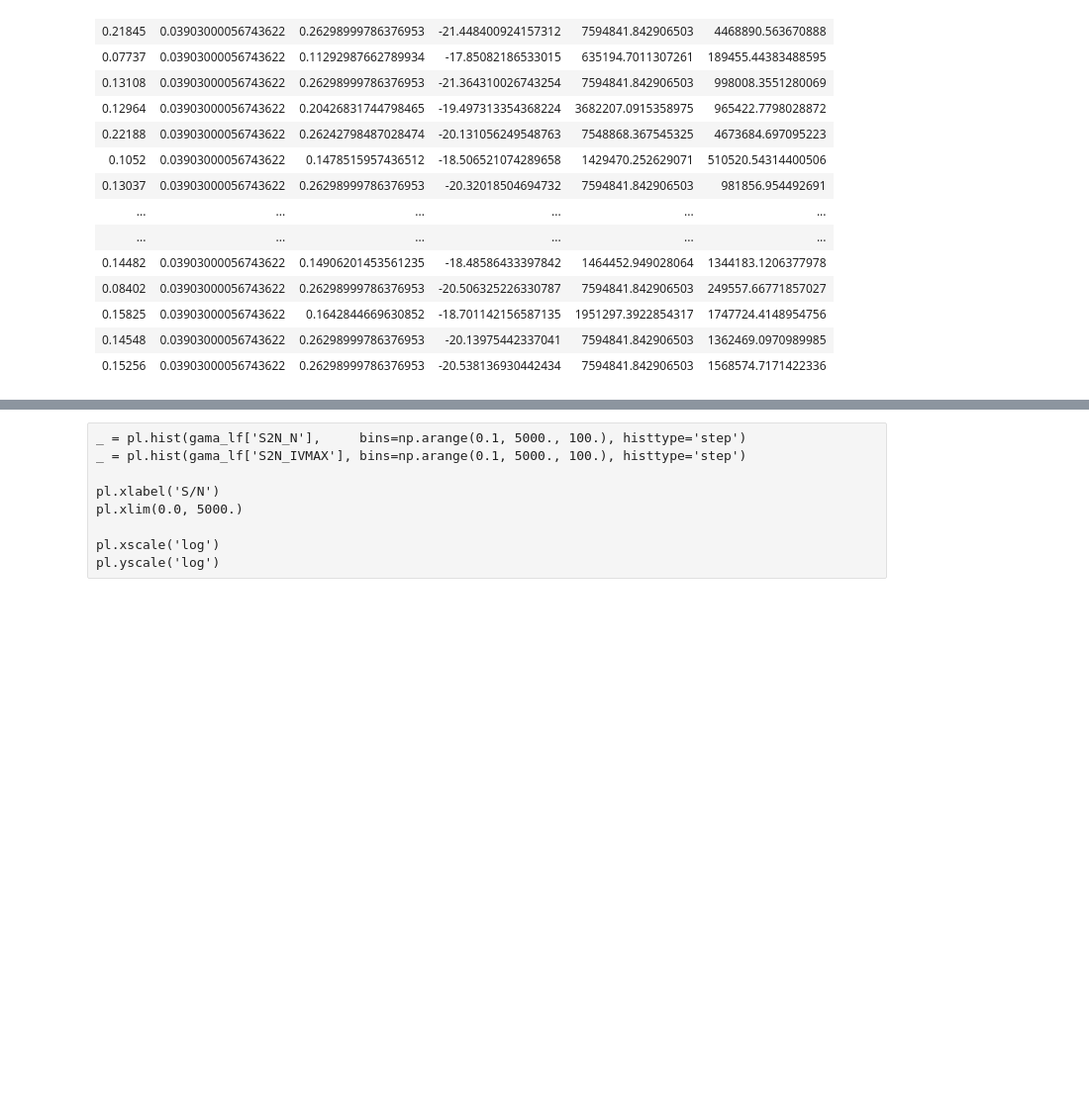
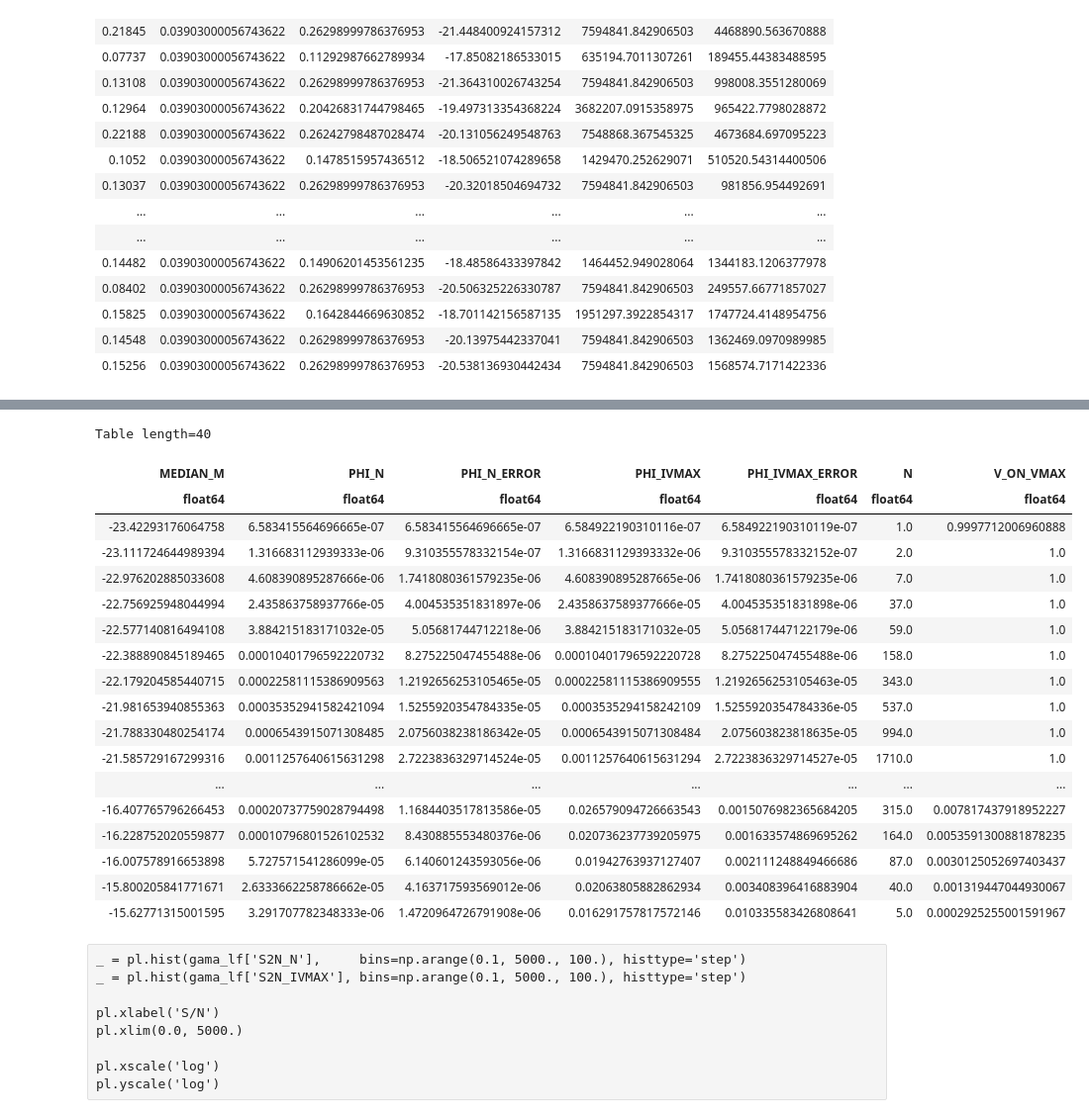
Before and after one commit to SgmAstro/DESI, a Jupyter notebook: docs/nb/schechter_fit.ipynb, the cells around one changed output, grey strips where cells are left out. Shown at 99% size. Saved outputs shown, nothing was run; the diff lists cells and outputs as text; code cells hidden in the pictures; blank space fills up the shorter version.

```diff
--- a/docs/nb/schechter_fit.ipynb
+++ b/docs/nb/schechter_fit.ipynb
@@ -64,3 +45,29 @@ Table length=28
+# %%
+Area      = 180.
+
+VV        = volcom(gama_vmax['ZGAMA'].max(), Area) - volcom(gama_vmax['ZGAMA'].min(), Area)
+gama_lf   = lumfn(gama_vmax, VV, Ms=np.arange(-25.5, -15.5, 0.2))
+gama_lf
+# %% [output]
+Table length=40
+| MEDIAN_M | PHI_N | PHI_N_ERROR | PHI_IVMAX | PHI_IVMAX_ERROR | N | V_ON_VMAX |
+| float64 | float64 | float64 | float64 | float64 | float64 | float64 |
+| -23.42293176064758 | 6.583415564696665e-07 | 6.583415564696665e-07 | 6.584922190310116e-07 | 6.584922190310119e-07 | 1.0 | 0.9997712006960888 |
+| -23.111724644989394 | 1.316683112939333e-06 | 9.310355578332154e-07 | 1.3166831129393332e-06 | 9.310355578332152e-07 | 2.0 | 1.0 |
+| -22.976202885033608 | 4.608390895287666e-06 | 1.7418080361579235e-06 | 4.608390895287665e-06 | 1.7418080361579235e-06 | 7.0 | 1.0 |
+| -22.756925948044994 | 2.435863758937766e-05 | 4.004535351831897e-06 | 2.4358637589377666e-05 | 4.004535351831898e-06 | 37.0 | 1.0 |
+| -22.577140816494108 | 3.884215183171032e-05 | 5.05681744712218e-06 | 3.884215183171032e-05 | 5.056817447122179e-06 | 59.0 | 1.0 |
+| -22.388890845189465 | 0.00010401796592220732 | 8.275225047455488e-06 | 0.00010401796592220728 | 8.275225047455488e-06 | 158.0 | 1.0 |
+| -22.179204585440715 | 0.00022581115386909563 | 1.2192656253105465e-05 | 0.00022581115386909555 | 1.2192656253105463e-05 | 343.0 | 1.0 |
+| -21.981653940855363 | 0.00035352941582421094 | 1.5255920354784335e-05 | 0.0003535294158242109 | 1.5255920354784336e-05 | 537.0 | 1.0 |
+| -21.788330480254174 | 0.0006543915071308485 | 2.0756038238186342e-05 | 0.0006543915071308484 | 2.075603823818635e-05 | 994.0 | 1.0 |
+| -21.585729167299316 | 0.0011257640615631298 | 2.7223836329714524e-05 | 0.0011257640615631294 | 2.7223836329714527e-05 | 1710.0 | 1.0 |
+| ... | ... | ... | ... | ... | ... | ... |
+| -16.407765796266453 | 0.00020737759028794498 | 1.1684403517813586e-05 | 0.026579094726663543 | 0.0015076982365684205 | 315.0 | 0.007817437918952227 |
+| -16.228752020559877 | 0.00010796801526102532 | 8.430885553480376e-06 | 0.020736237739205975 | 0.001633574869695262 | 164.0 | 0.0053591300881878235 |
+| -16.007578916653898 | 5.727571541286099e-05 | 6.140601243593056e-06 | 0.01942763937127407 | 0.002111248849466686 | 87.0 | 0.0030125052697403437 |
+| -15.800205841771671 | 2.6333662258786662e-05 | 4.163717593569012e-06 | 0.02063805882862934 | 0.003408396416883904 | 40.0 | 0.001319447044930067 |
+| -15.62771315001595 | 3.291707782348333e-06 | 1.4720964726791908e-06 | 0.016291757817572146 | 0.010335583426808641 | 5.0 | 0.0002925255001591967 |
 # %% [raw]
 _ = pl.hist(gama_lf['S2N_N'],     bins=np.arange(0.1, 5000., 100.), histtype='step')
 _ = pl.hist(gama_lf['S2N_IVMAX'], bins=np.arange(0.1, 5000., 100.), histtype='step')
```
Also changed, not shown: parts of 6 cells of this notebook, 1 other file.
